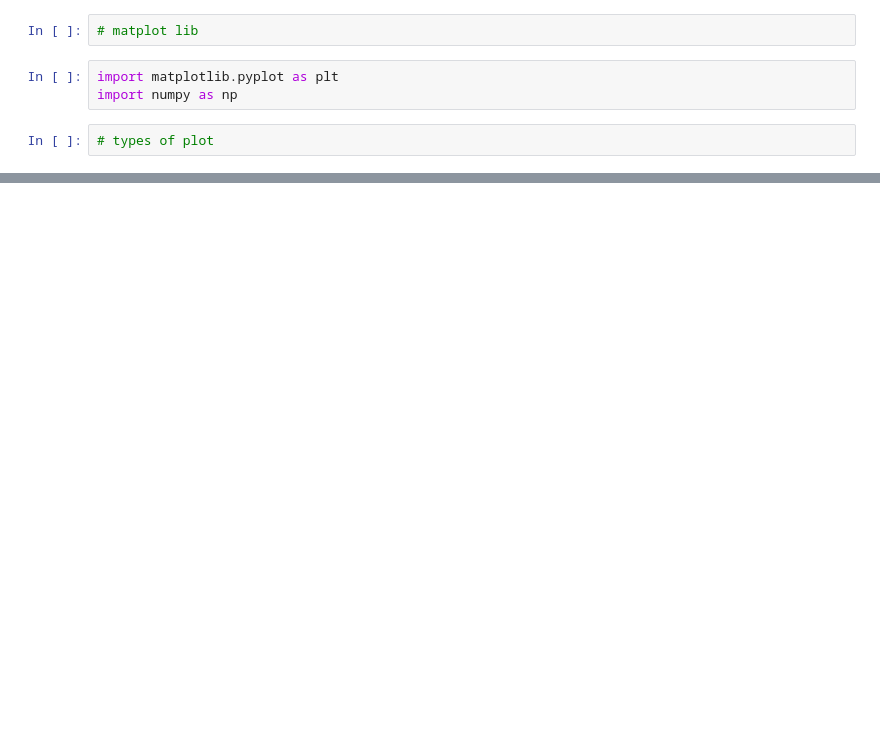
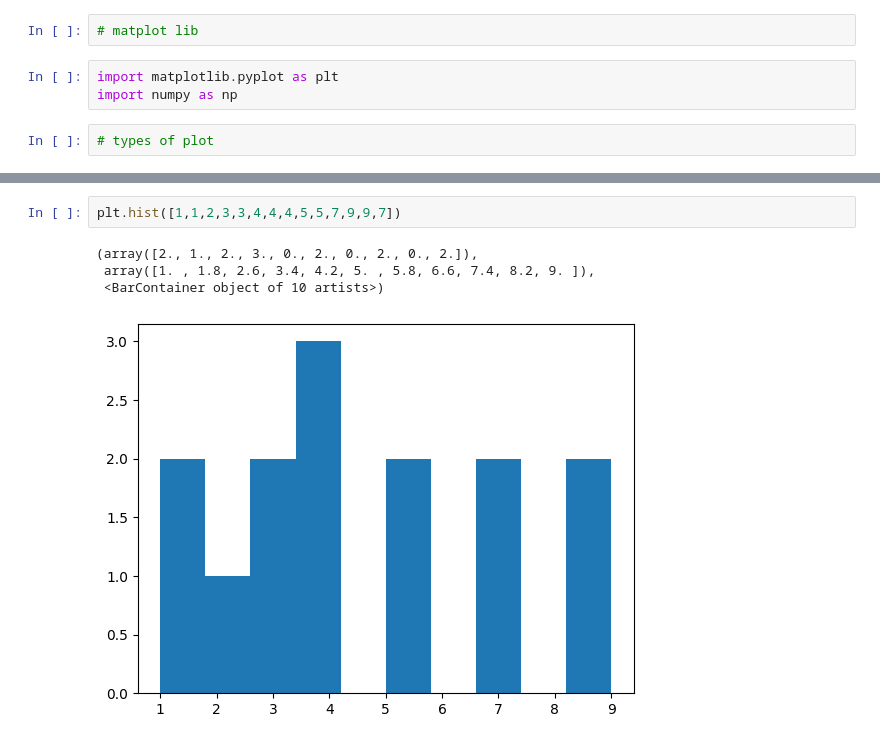
Before and after one commit to Rajmaniverma/AI-ML100days, a Jupyter notebook: Matplotlib_part2.ipynb, the cells around one changed output, grey strips where cells are left out. Drawn from its saved outputs; the diff is of its cells as text; blank space fills up the shorter version.

```diff
--- a/Matplotlib_part2.ipynb
+++ b/Matplotlib_part2.ipynb
@@ -9,0 +38,7 @@ import numpy as np
+# %%
+plt.hist([1,1,2,3,3,4,4,4,5,5,7,9,9,7])
+# %% [output]
+(array([2., 1., 2., 3., 0., 2., 0., 2., 0., 2.]),
+ array([1. , 1.8, 2.6, 3.4, 4.2, 5. , 5.8, 6.6, 7.4, 8.2, 9. ]),
+ <BarContainer object of 10 artists>)
+[figure, added]
```
Also changed, not shown: parts of 12 cells of this notebook.
